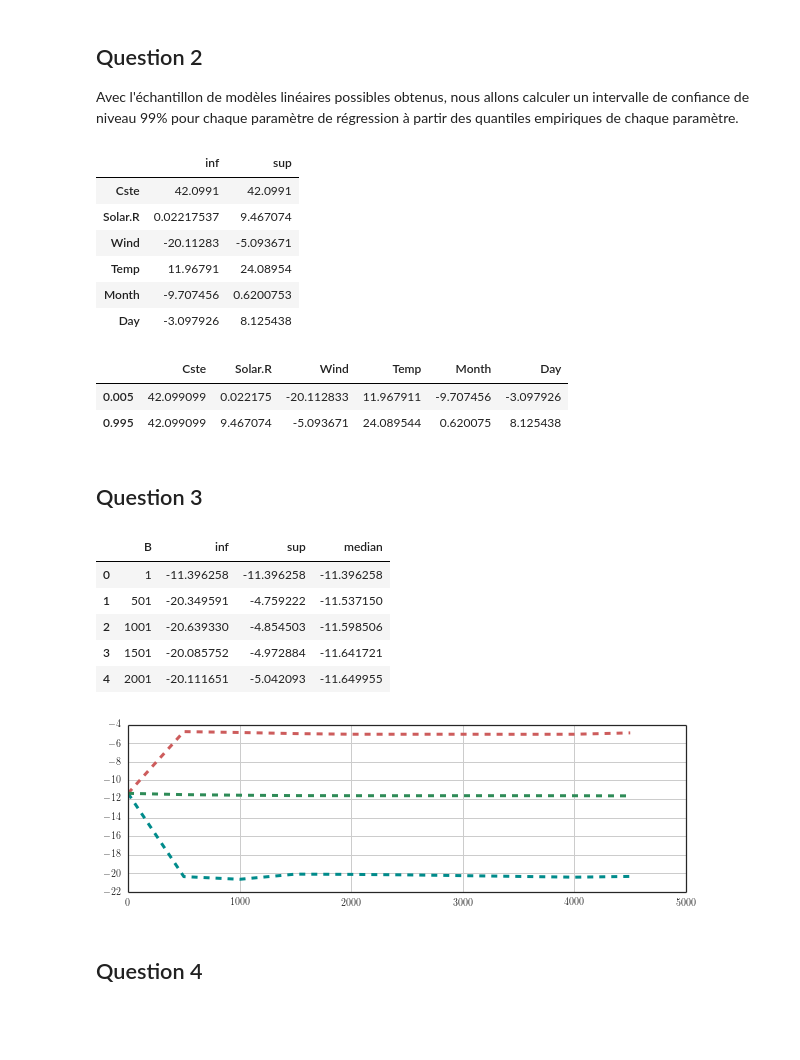
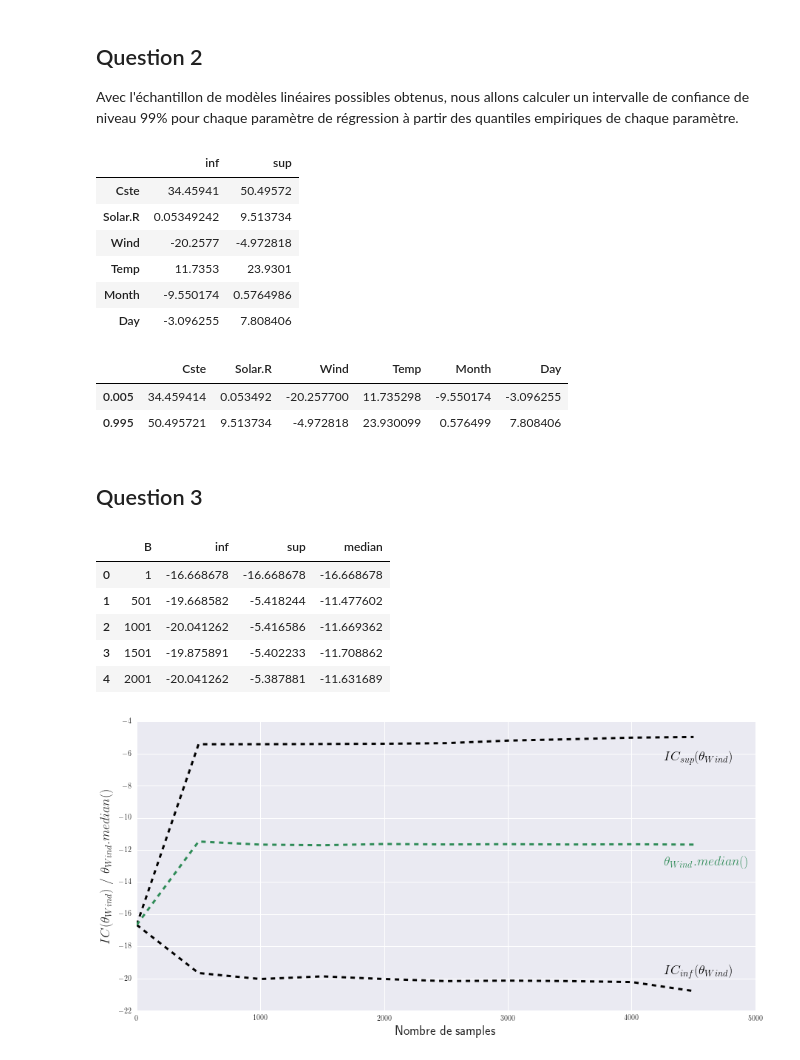
Before and after one commit to catherineverdiergo/MS_BIGDATA2016, a Jupyter notebook: DM_catherine_verdier.ipynb, the cells around one changed output. Cells and saved outputs as stored; diff of their text form; code cells hidden in the pictures; blank space fills up the shorter version.

```diff
--- a/DM_catherine_verdier.ipynb
+++ b/DM_catherine_verdier.ipynb
@@ -311,11 +315,10 @@ def linear_r(Xcr, y):
 def linear_r_bootstrap(mX):
     bootstrap = utils.resample(mX, replace=True)
     bX, by = getXy(bootstrap)
-    means, stds = getMeansAndStds(bX)
     bX = standardize(bX)
     skl = linear_r(bX, by)
     theta0b = np.array([skl.intercept_])
-    thetab = np.concatenate((theta0,skl.coef_),axis=0)
+    thetab = np.concatenate((theta0b,skl.coef_),axis=0)
     return thetab
 # %%
 #
@@ -398,8 +408,8 @@ dtype: float64
 Avec l'échantillon de modèles linéaires possibles obtenus, nous allons calculer un intervalle de confiance de niveau 99% pour chaque paramètre de régression à partir des quantiles empiriques de chaque paramètre.<br>
 # %%
 #
-# Trouver les bornes d'un intervalle de confiance à partir de la fonction de répartition
-# d'un échantillon
+# Trouver les bornes d'un intervalle de confiance à partir de la fonction percentile de numpy
+# sur un échantillon
 #
 # Paramètres :
 #     X          : échantillon considéré sous la forme d'un DataFrame panda
@@ -434,56 +444,64 @@ for column in ['Cste']+obs_names:
 theta_ic_99_v2.head(6)
 # %% [output]
 |  | inf | sup |
-| Cste | 42.0991 | 42.0991 |
-| Solar.R | 0.02217537 | 9.467074 |
-| Wind | -20.11283 | -5.093671 |
-| Temp | 11.96791 | 24.08954 |
-| Month | -9.707456 | 0.6200753 |
-| Day | -3.097926 | 8.125438 |
+| Cste | 34.45941 | 50.49572 |
+| Solar.R | 0.05349242 | 9.513734 |
+| Wind | -20.2577 | -4.972818 |
+| Temp | 11.7353 | 23.9301 |
+| Month | -9.550174 | 0.5764986 |
+| Day | -3.096255 | 7.808406 |
 # %%
 #
 # Vérification des résultats obtenus en utilisant DataFrame.quantile de panda
 #
 qt = theta_bootstrap.quantile([0.005, 0.995])
 
-qt.head(10)
+qt.head()
 # %% [output]
 |  | Cste | Solar.R | Wind | Temp | Month | Day |
-| 0.005 | 42.099099 | 0.022175 | -20.112833 | 11.967911 | -9.707456 | -3.097926 |
-| 0.995 | 42.099099 | 9.467074 | -5.093671 | 24.089544 | 0.620075 | 8.125438 |
+| 0.005 | 34.459414 | 0.053492 | -20.257700 | 11.735298 | -9.550174 | -3.096255 |
+| 0.995 | 50.495721 | 9.513734 | -4.972818 | 23.930099 | 0.576499 | 7.808406 |
 # %% [markdown]
 ## Question 3
 # %%
 from matplotlib import colors
 #
 # Stocker les données à afficher dans un DataFrame
 #
 df_wind = pd.DataFrame(columns=['B', 'inf', 'sup', 'median'])
 Bstep = 500
 Blast = Bstep
 for idx in range(1,5001,Bstep):
     Blast = idx+Bstep
     # prendre les poids des modèles pour la variable 'Wind' jusqu'à Blast
     X_Wind = theta_bootstrap['Wind'][0:idx]
     # Calculer l'intervalle de confiance pour ce dataset
     qtWind = X_Wind.quantile([0.005, 0.995])
     df_wind.loc[len(df_wind)] = {'B':idx, 'inf':qtWind[0.005], 'sup':qtWind[0.995], 'median':X_Wind.median()}
 
-fig, ax = plt.subplots(figsize=(10, 3))
+fig, ax = plt.subplots(figsize=(15, 7))
 plt.subplots_adjust(hspace=0.3)
-plt.grid()
-ax.plot(df_wind['B'], df_wind['inf'], "r--", color='darkcyan', linewidth=3)
-ax.plot(df_wind['B'], df_wind['sup'], "r--", color='indianred', linewidth=3)
+ax.plot(df_wind['B'], df_wind['inf'], "r--", color='black', linewidth=3)
+ax.plot(df_wind['B'], df_wind['sup'], "r--", color='black', linewidth=3)
 ax.plot(df_wind['B'], df_wind['median'], "r--", color='seagreen', linewidth=3)
+plt.xlabel('Nombre de samples', fontsize=18)
+plt.ylabel(r'$IC({\theta}_{Wind})~/~{\theta}_{Wind}.median()$', fontsize=18)
+plt.annotate(r'$IC_{inf}(\theta_{Wind})$',
+             xy=(4200, df_wind['inf'].min()-0.5), xycoords='data', xytext=(+10, +30),
+             textcoords='offset points', fontsize=18, color ='black')
+plt.annotate(r'$IC_{sup}(\theta_{Wind})$',
+             xy=(4200, df_wind['sup'].max()-3), xycoords='data', xytext=(+10, +30),
+             textcoords='offset points', fontsize=18, color ='black')
+plt.annotate(r'$\theta_{Wind}.median()$',
+             xy=(4200, df_wind['median'].max()-3), xycoords='data', xytext=(+10, +30),
+             textcoords='offset points', fontsize=18, color ='seagreen')
 
 df_wind.head()
 # %% [output]
 |  | B | inf | sup | median |
-| 0 | 1 | -11.396258 | -11.396258 | -11.396258 |
-| 1 | 501 | -20.349591 | -4.759222 | -11.537150 |
-| 2 | 1001 | -20.639330 | -4.854503 | -11.598506 |
-| 3 | 1501 | -20.085752 | -4.972884 | -11.641721 |
-| 4 | 2001 | -20.111651 | -5.042093 | -11.649955 |
+| 0 | 1 | -16.668678 | -16.668678 | -16.668678 |
+| 1 | 501 | -19.668582 | -5.418244 | -11.477602 |
+| 2 | 1001 | -20.041262 | -5.416586 | -11.669362 |
+| 3 | 1501 | -19.875891 | -5.402233 | -11.708862 |
+| 4 | 2001 | -20.041262 | -5.387881 | -11.631689 |
-[figure, old version]
+[figure, new version]
-# %% [markdown]
-## Question 4
```
Also changed, not shown: parts of 13 cells of this notebook.
